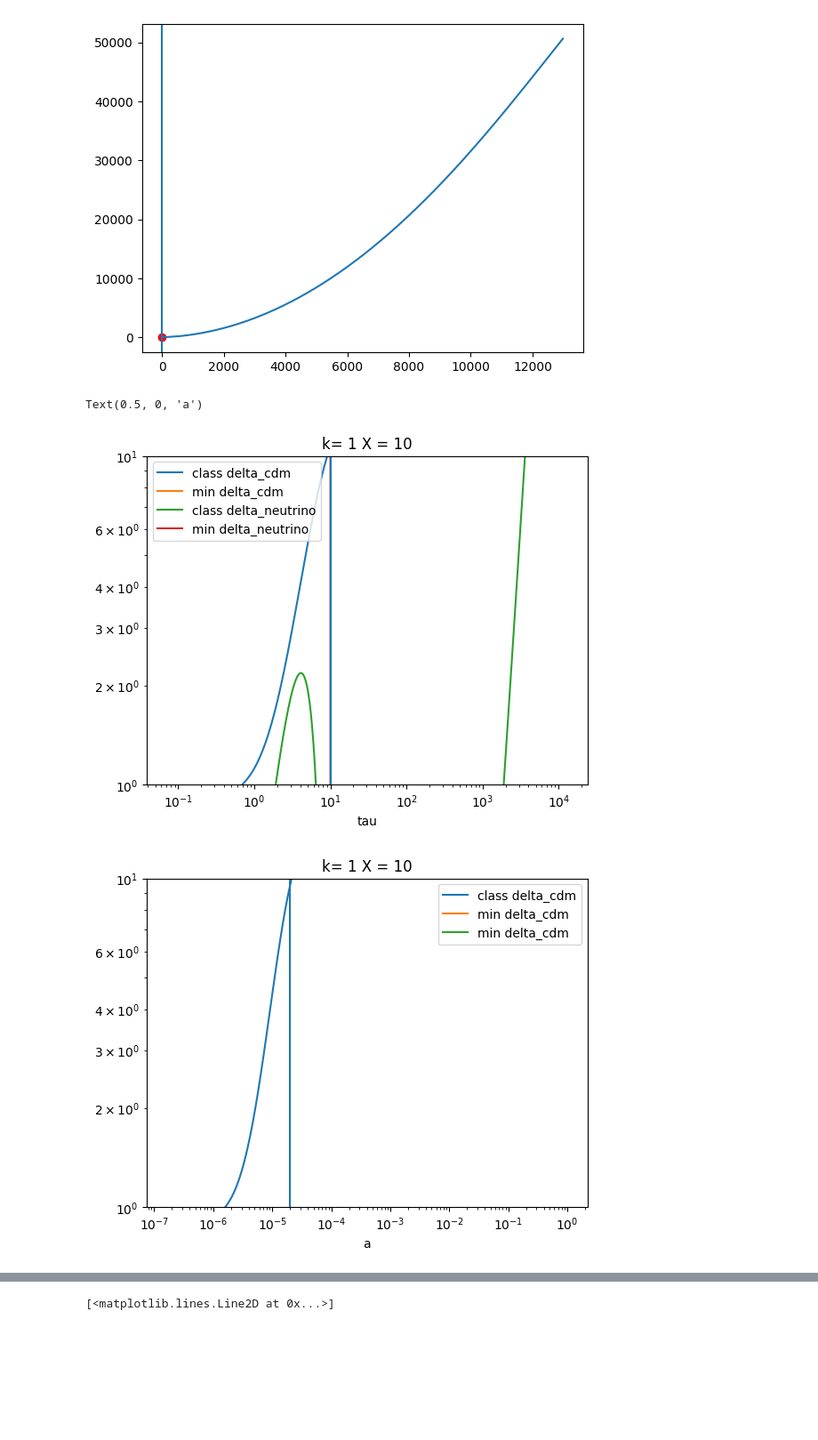
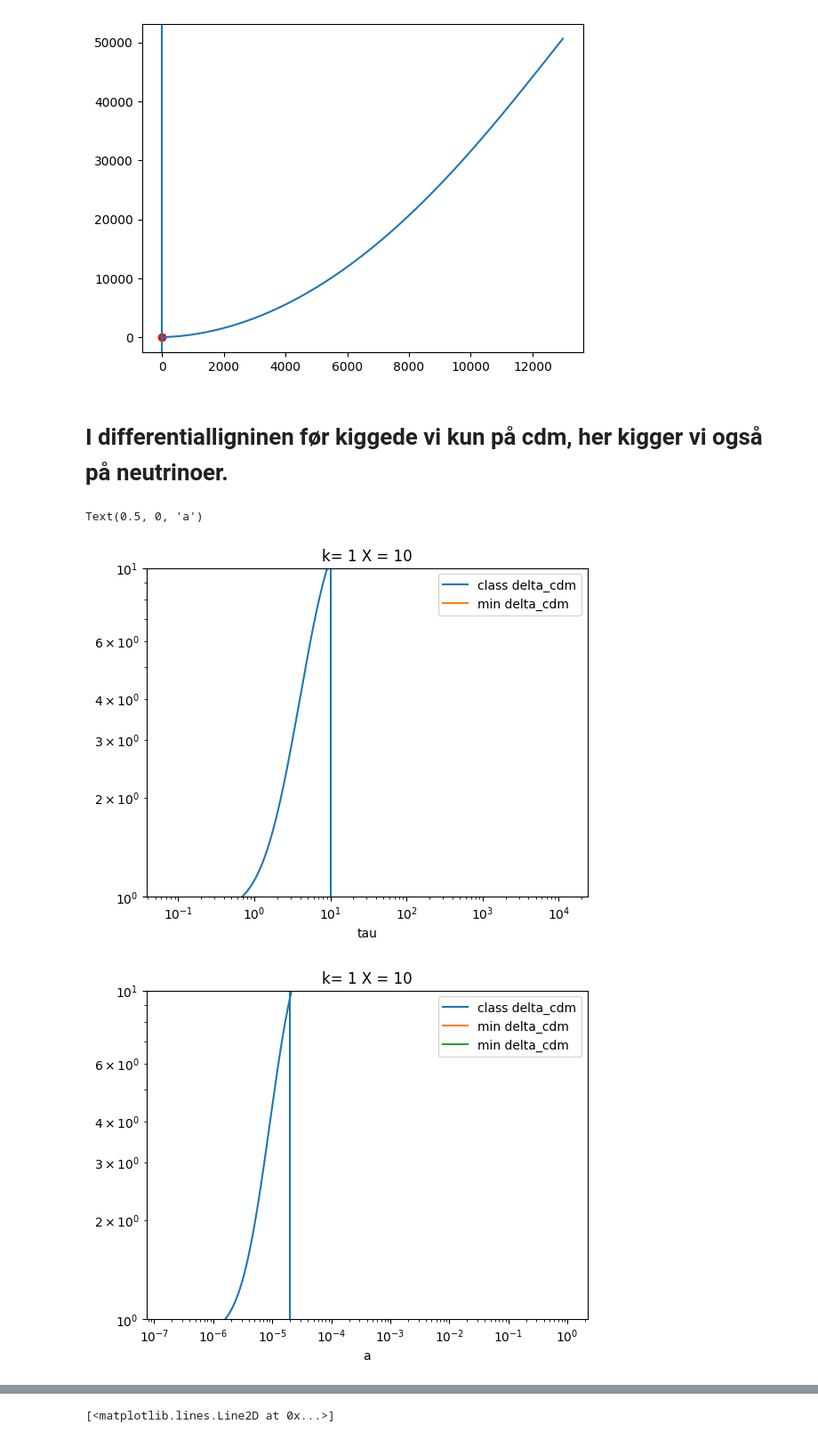
Before and after one commit to eriksteenberg/Power-spectrum-Test, a Jupyter notebook: cdm_cs_simulering-Copy1.ipynb, the cells around one changed output, grey strips where cells are left out. Shown at 89% size. Drawn from its saved outputs; the diff is of its cells as text; code cells hidden in the pictures; blank space fills up the shorter version.

```diff
--- a/cdm_cs_simulering-Copy1.ipynb
+++ b/cdm_cs_simulering-Copy1.ipynb
@@ -41,7 +41,6 @@ a = 1/(z+1)
 aend = a[-1]
 a0 = a[0]
 
-a0  =1e-9
 mv = mv_test * 1e-6
 # %% [output]
 dict_keys(['z', 'proper time [Gyr]', 'conf. time [Mpc]', 'H [1/Mpc]', 'comov. dist.', 'ang.diam.dist.', 'lum. dist.', 'comov.snd.hrz.', '(.)rho_g', '(.)rho_b', '(.)rho_cdm', '(.)rho_ncdm[0]', '(.)p_nc ...
@@ -199,17 +219,10 @@ plt.scatter(T_ini,delta_init,c="red")
 # %% [output]
 <matplotlib.collections.PathCollection at 0x...>
 [figure]
+# %% [markdown]
+# I differentialligninen før kiggede vi kun på cdm, her kigger vi også på neutrinoer.
 # %%
-"""'
 
-def cdm_solve(t,y):
-    delta     = y[0]
-    theta     = y[1]
-    a = a_interp(t)
-    d_delta   = - theta
-    nabla2phi = (3/2) * H0*H0 * Omega_M * delta / a
-    d_theta   = - a* H(a) * theta - nabla2phi
-    return [d_delta,d_theta]"""
 
 def cdm_solve(t,y):
     delta     = y[0]
@@ -245,36 +258,36 @@ def neutrino_solve(t,y,k,mv):
     #print([d_delta,d_theta])
     return [d_delta,d_theta]
 
 y0_neutrino = [delta_neutrino_init,theta_neutrino_init]
 
 sol_neutrino = sc.solve_ivp(neutrino_solve,t_span = t_span,y0 = y0_neutrino,args=(k,mv))
 neutrino = sol_neutrino.y[0]
 tau_neu = sol_neutrino.t
 
 
 plt.loglog(tau_class,-delta_class,label="class delta_cdm")
 plt.loglog((tau_e),-delta_cdm,label="min delta_cdm")
 
-plt.loglog(tau_class,-delta_neutrino_class,label="class delta_neutrino")
-plt.loglog((tau_neu),-neutrino,label="min delta_neutrino")
+#plt.loglog(tau_class,-delta_neutrino_class,label="class delta_neutrino")
+#plt.loglog((tau_neu),-neutrino,label="min delta_neutrino")
 plt.legend()
 plt.axvline(T_ini)
 plt.title("k= %s X = %s" %(k,x))
 plt.xlabel("tau")
 
 
 plt.figure(132)
 
 plt.loglog(a_class,-delta_class,label="class delta_cdm")
 plt.loglog(a_interp(tau_e),-delta_cdm,label="min delta_cdm")
 plt.loglog(a_interp(tau_e),delta_cdm,label="min delta_cdm")
 plt.legend()
 plt.axvline(a_interp(T_ini))
 plt.title("k= %s X = %s" %(k,x))
 plt.xlabel("a")
 # %% [output]
 Text(0.5, 0, 'a')
-[figure, old version]
+[figure, new version]
 [figure]
 # %%
 
```
Also changed, not shown: parts of 14 cells of this notebook.
